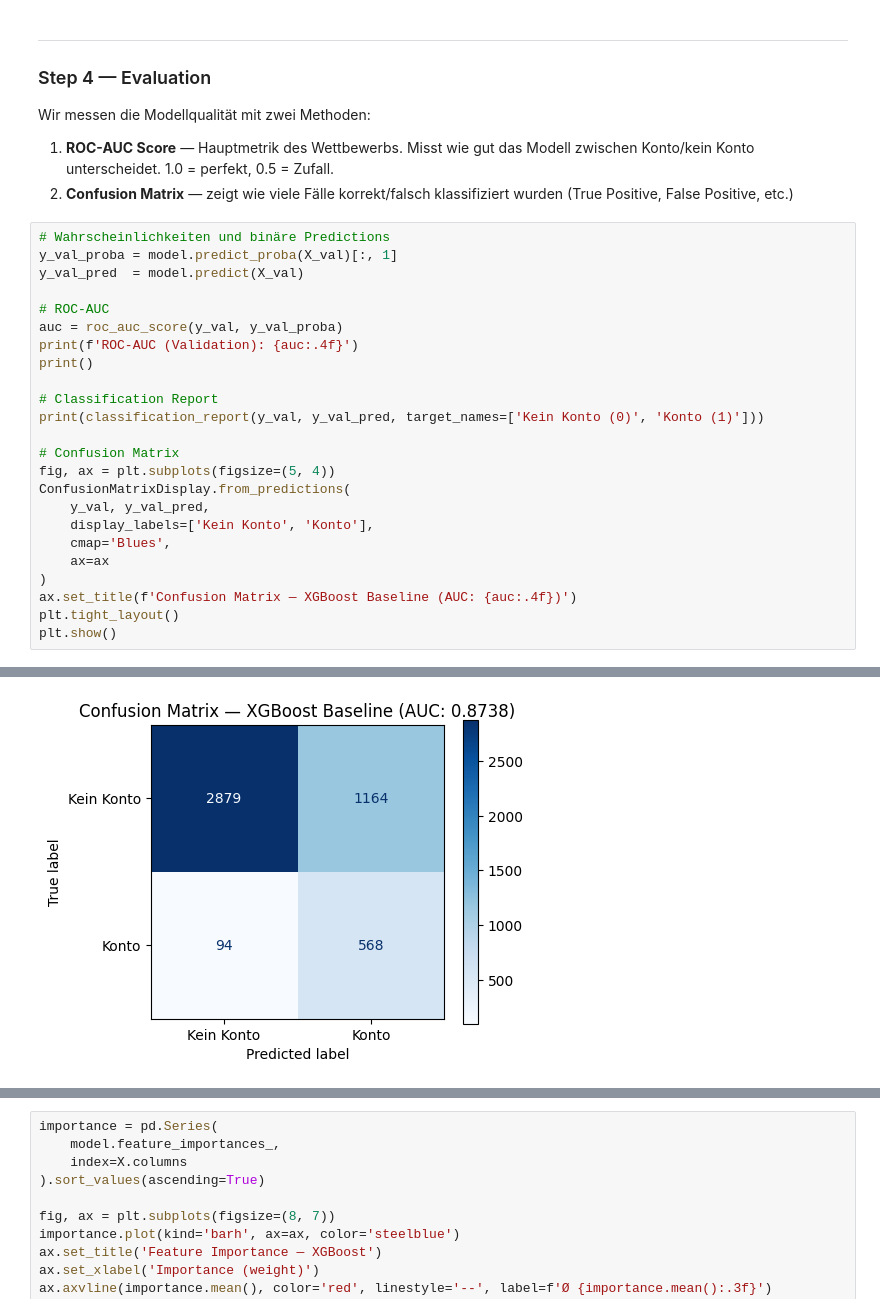
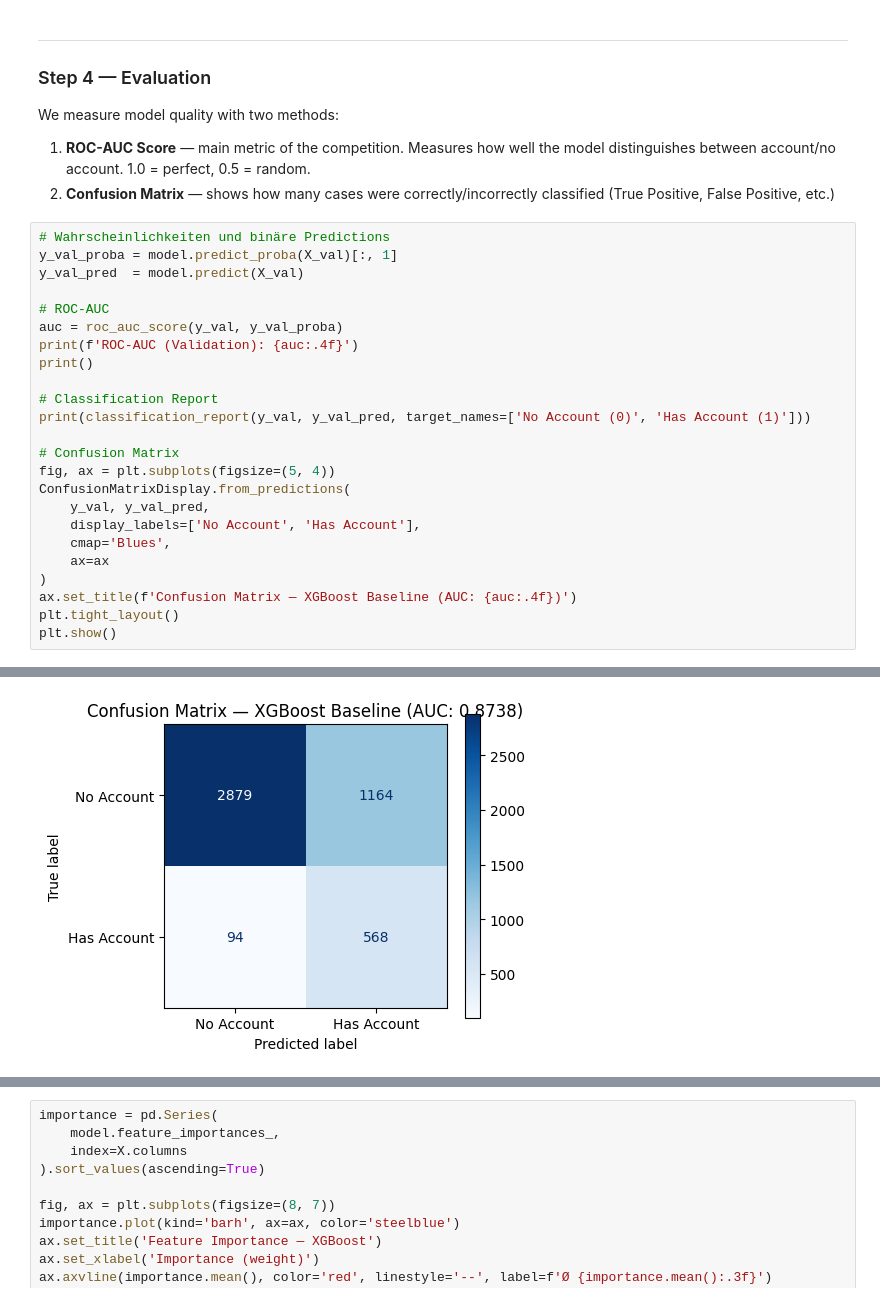
Before and after one commit to Walter806/NF-ML-Project-Group-0, a Jupyter notebook: 260319-Model_XGBoost-EB.ipynb, the cells around one changed output, grey strips where cells are left out. Cells and saved outputs as stored; diff of their text form.

```diff
--- a/260319-Model_XGBoost-EB.ipynb
+++ b/260319-Model_XGBoost-EB.ipynb
@@ -154,10 +154,10 @@ Training abgeschlossen.
 ---
 ### Step 4 — Evaluation
 
-Wir messen die Modellqualität mit zwei Methoden:
+We measure model quality with two methods:
 
-1. **ROC-AUC Score** — Hauptmetrik des Wettbewerbs. Misst wie gut das Modell zwischen Konto/kein Konto unterscheidet. 1.0 = perfekt, 0.5 = Zufall.
-2. **Confusion Matrix** — zeigt wie viele Fälle korrekt/falsch klassifiziert wurden (True Positive, False Positive, etc.)
+1. **ROC-AUC Score** — main metric of the competition. Measures how well the model distinguishes between account/no account. 1.0 = perfect, 0.5 = random.
+2. **Confusion Matrix** — shows how many cases were correctly/incorrectly classified (True Positive, False Positive, etc.)
 # %%
 # Wahrscheinlichkeiten und binäre Predictions
 y_val_proba = model.predict_proba(X_val)[:, 1]
@@ -169,13 +169,13 @@ print(f'ROC-AUC (Validation): {auc:.4f}')
 print()
 
 # Classification Report
-print(classification_report(y_val, y_val_pred, target_names=['Kein Konto (0)', 'Konto (1)']))
+print(classification_report(y_val, y_val_pred, target_names=['No Account (0)', 'Has Account (1)']))
 
 # Confusion Matrix
 fig, ax = plt.subplots(figsize=(5, 4))
 ConfusionMatrixDisplay.from_predictions(
     y_val, y_val_pred,
-    display_labels=['Kein Konto', 'Konto'],
+    display_labels=['No Account', 'Has Account'],
     cmap='Blues',
     ax=ax
 )
@@ -196,4 +196,4 @@ Kein Konto (0)       0.97      0.71      0.82      4043
-[figure, old version]
+[figure, new version]
 # %% [markdown]
 ---
 ### Step 5 — Feature Importance
```
Also changed, not shown: parts of 33 cells of this notebook, 1 other file.
